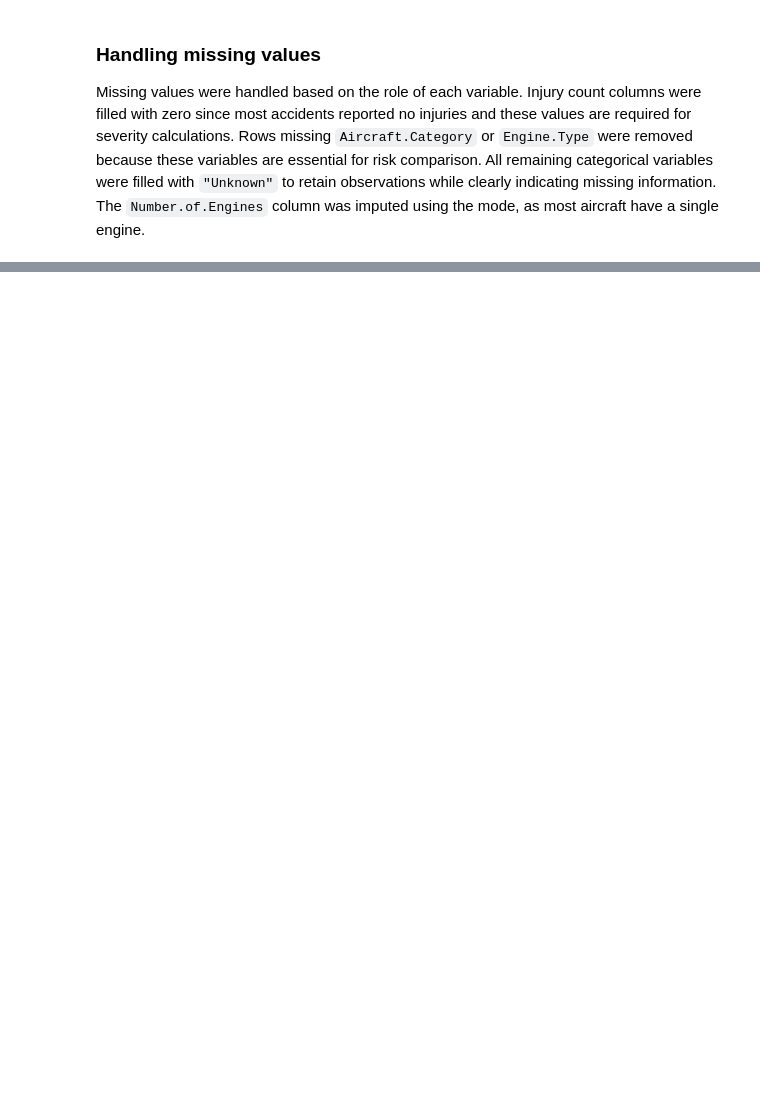
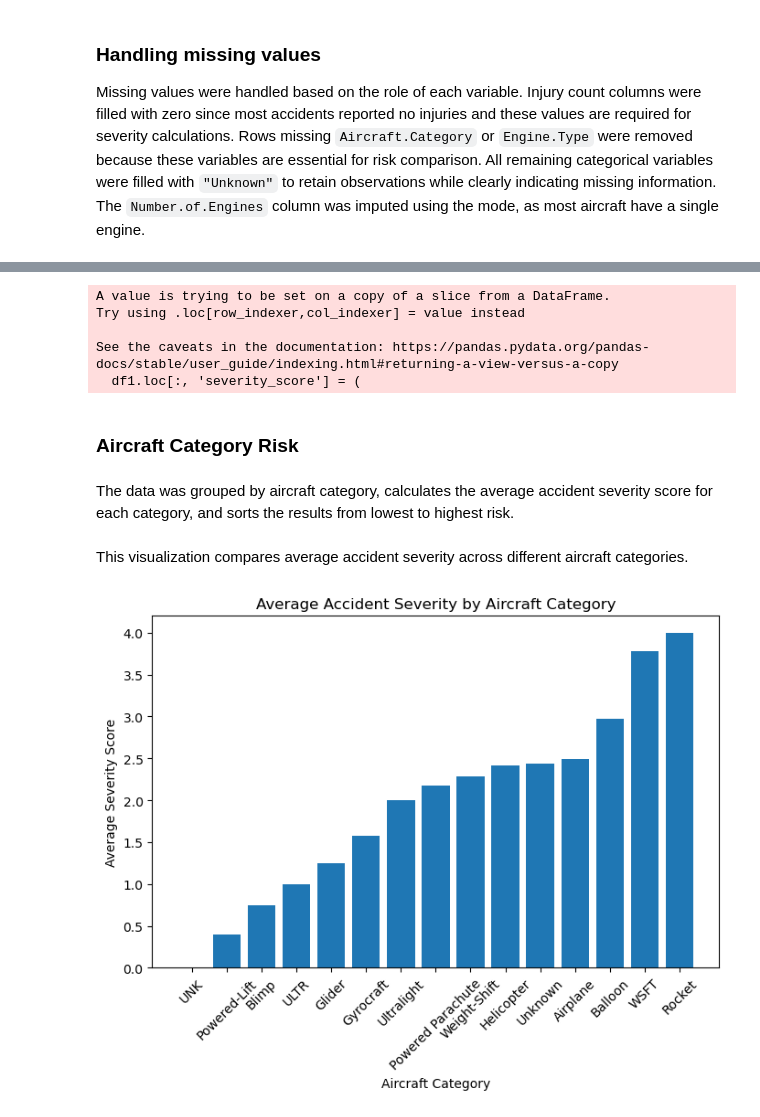
Before and after one commit to MaurineChemutai/dsc-phase-1-project-v3, a Jupyter notebook: student.ipynb, the cells around one changed output, grey strips where cells are left out. Saved outputs shown, nothing was run; the diff lists cells and outputs as text; code cells hidden in the pictures; blank space fills up the shorter version.

Commit message:
Data analysis and Visualization

```diff
--- a/student.ipynb
+++ b/student.ipynb
@@ -171,6 +183,3 @@ Missing values were handled based on the role of each variable. Injury count col
 df1['Total.Fatal.Injuries'] = df1['Total.Fatal.Injuries'].fillna(0)
 df1['Total.Serious.Injuries'] = df1['Total.Serious.Injuries'].fillna(0)
 df1['Total.Minor.Injuries'] = df1['Total.Minor.Injuries'].fillna(0)
-
-# Remove rows where 'Aircraft.Category' or 'Engine.Type' columns have missing values
-df1 = df1.dropna(subset=['Aircraft.Category', 'Engine.Type'])
@@ -209,0 +263,49 @@ dtype: int64
+# %%
+# Calculate severity score by weighting different injury types:
+
+df1.loc[:, 'severity_score'] = (
+    df1['Total.Fatal.Injuries'] * 3 +
+    df1['Total.Serious.Injuries'] * 2 +
+    df1['Total.Minor.Injuries']
+)
+# %% [output]
+A value is trying to be set on a copy of a slice from a DataFrame.
+Try using .loc[row_indexer,col_indexer] = value instead
+
+See the caveats in the documentation: https://pandas.pydata.org/pandas-docs/stable/user_guide/indexing.html#returning-a-view-versus-a-copy
+  df1.loc[:, 'severity_score'] = (
+# %% [markdown]
+### Aircraft Category Risk
+# %% [markdown]
+
+The data was grouped by aircraft category, calculates the average accident
+severity score for each category, and sorts the results from lowest to highest risk.
+# %%
+# Calculate the average severity score for each aircraft category
+category_risk = (
+    df1.groupby('Aircraft.Category')['severity_score']  # Group data by aircraft category
+    .mean()                                            # Calculate mean severity score for each group
+    .sort_values()                                     # Sort categories by average severity score
+)
+# %% [markdown]
+This visualization compares average accident severity across different aircraft
+categories.
+# %%
+# Create the figure and axes
+fig, ax = plt.subplots(figsize=(8,5))
+
+# Plot the bar chart
+ax.bar(category_risk.index, category_risk.values)
+
+# Set labels and title
+ax.set_xlabel("Aircraft Category")
+ax.set_ylabel("Average Severity Score")
+ax.set_title("Average Accident Severity by Aircraft Category")
+
+# Rotate x-axis labels for readability
+plt.xticks(rotation=45)
+
+# Display the plot
+plt.show()
+# %% [output]
+[figure, added]
```
Also changed, not shown: parts of 29 cells of this notebook.
